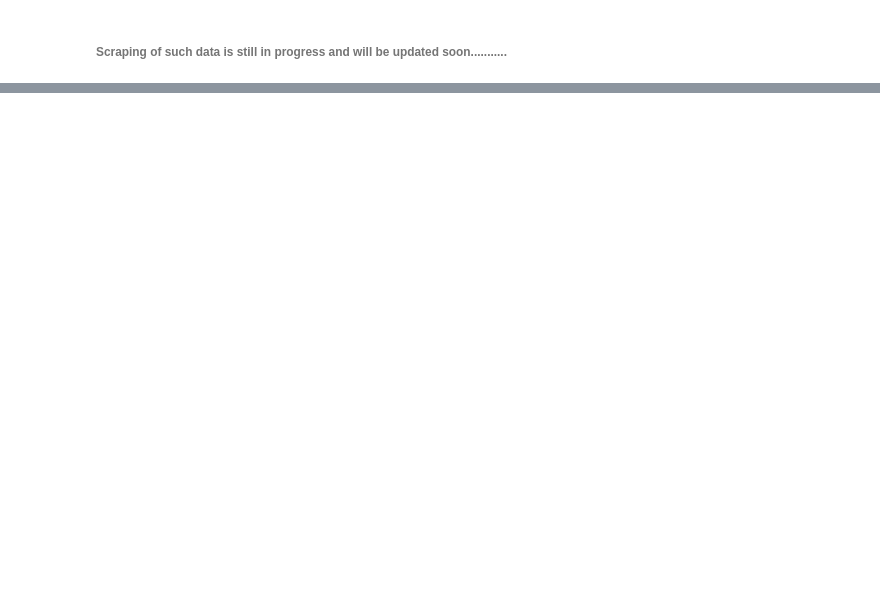
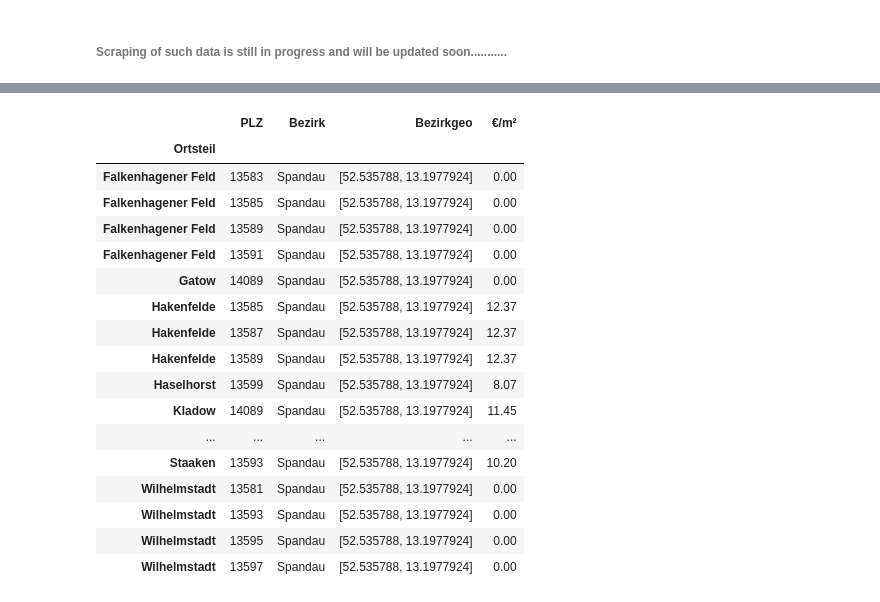
Before and after one commit to Prabhu204/Coursera_Capstone, a Jupyter notebook: Week 4 cpastone project_1.ipynb, the cells around one changed output, grey strips where cells are left out. Cells and saved outputs as stored; diff of their text form; code cells hidden in the pictures; blank space fills up the shorter version.

```diff
--- a/Week 4 cpastone project_1.ipynb
+++ b/Week 4 cpastone project_1.ipynb
@@ -173,0 +277,16 @@ company_data.head()
+# %%
+Ortsteil_prices = Ortsteil_price[["Ortsteil","€/m²"]].set_index("Ortsteil")
+dict_ortprice = Ortsteil_prices.to_dict()["€/m²"]
+# %%
+def insert_price(x):
+    x = x.strip()
+    if x in dict_ortprice.keys():
+        x = dict_ortprice[x]
+        x = x.split()[0]
+        x = x.replace(",",".")
+    else:
+        x = 0
+    return x
+berlin_neighborhoods["€/m²"] = berlin_neighborhoods["Ortsteil"].apply(lambda x : insert_price(x))
+berlin_neighborhoods["€/m²"] = berlin_neighborhoods["€/m²"].astype(float)
+berlin_neighborhoods.head()
@@ -173,0 +300,5 @@ company_data.head()
+# %%
+berlin_postalcodes = berlin_postalcodes.set_index("Ortsteil")
+berlin_neighborhoods = berlin_neighborhoods.set_index("Ortsteil")
+# %%
+merged = berlin_postalcodes.merge(berlin_neighborhoods, left_index=True, right_index=True)
@@ -173,0 +341,21 @@ company_data.head()
+# %%
+merged[merged["Bezirk"]=='Spandau']
+# %% [output]
+|  | PLZ | Bezirk | Bezirkgeo | €/m² |
+| Ortsteil |  |  |  |  |
+| Falkenhagener Feld | 13583 | Spandau | [52.535788, 13.1977924] | 0.00 |
+| Falkenhagener Feld | 13585 | Spandau | [52.535788, 13.1977924] | 0.00 |
+| Falkenhagener Feld | 13589 | Spandau | [52.535788, 13.1977924] | 0.00 |
+| Falkenhagener Feld | 13591 | Spandau | [52.535788, 13.1977924] | 0.00 |
+| Gatow | 14089 | Spandau | [52.535788, 13.1977924] | 0.00 |
+| Hakenfelde | 13585 | Spandau | [52.535788, 13.1977924] | 12.37 |
+| Hakenfelde | 13587 | Spandau | [52.535788, 13.1977924] | 12.37 |
+| Hakenfelde | 13589 | Spandau | [52.535788, 13.1977924] | 12.37 |
+| Haselhorst | 13599 | Spandau | [52.535788, 13.1977924] | 8.07 |
+| Kladow | 14089 | Spandau | [52.535788, 13.1977924] | 11.45 |
+| ... | ... | ... | ... | ... |
+| Staaken | 13593 | Spandau | [52.535788, 13.1977924] | 10.20 |
+| Wilhelmstadt | 13581 | Spandau | [52.535788, 13.1977924] | 0.00 |
+| Wilhelmstadt | 13593 | Spandau | [52.535788, 13.1977924] | 0.00 |
+| Wilhelmstadt | 13595 | Spandau | [52.535788, 13.1977924] | 0.00 |
+| Wilhelmstadt | 13597 | Spandau | [52.535788, 13.1977924] | 0.00 |
```
Also changed, not shown: parts of 29 cells of this notebook.
